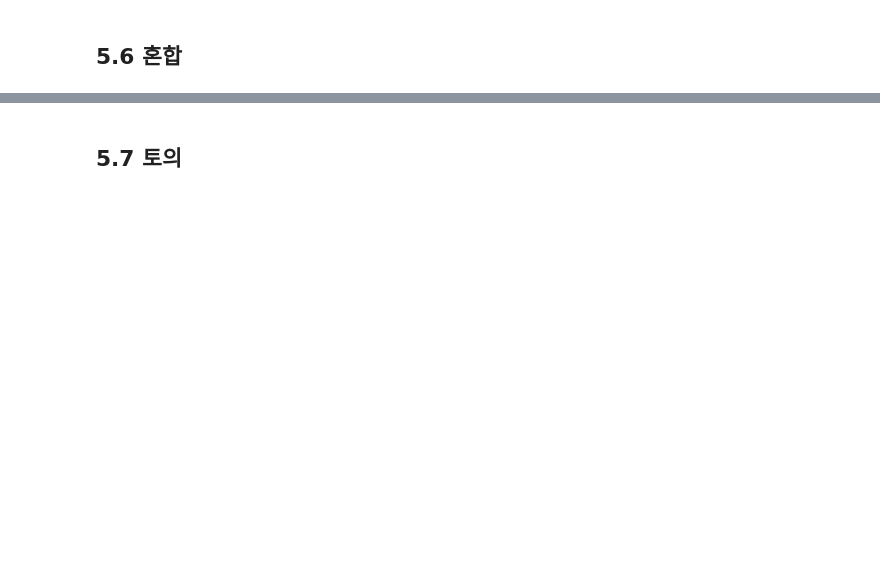
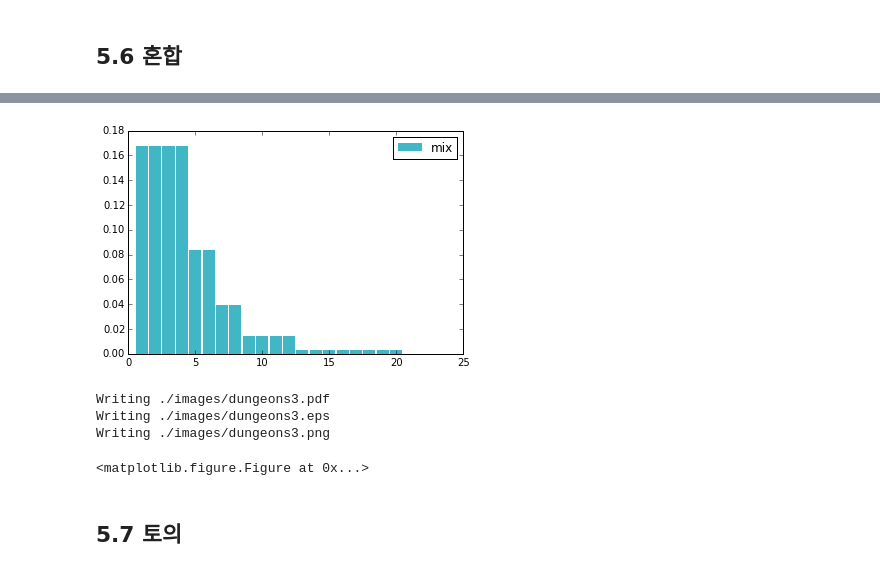
Before and after one commit to jayu108/book_think_bayes, a Jupyter notebook: chapter 5 공산과 가산.ipynb, the cells around one changed output, grey strips where cells are left out. Cells and saved outputs as stored; diff of their text form; code cells hidden in the pictures; blank space fills up the shorter version.

```diff
--- a/chapter 5 공산과 가산.ipynb
+++ b/chapter 5 공산과 가산.ipynb
@@ -76,2 +545,76 @@ $$ o(A|D) = o(A) \frac{p(D|A)}{p(D|B)} $$
+# %%
+import random
+import matplotlib.pyplot as pyplot
+
+from src import thinkbayes
+from src import thinkplot
+
+FORMATS = ['pdf', 'eps', 'png']
+
+
+class Die(thinkbayes.Pmf):
+    """Represents the PMF of outcomes for a die."""
+
+    def __init__(self, sides, name=''):
+        """Initializes the die.
+
+        sides: int number of sides
+        name: string
+        """
+        thinkbayes.Pmf.__init__(self, name=name)
+        for x in xrange(1, sides+1):
+            self.Set(x, 1)
+        self.Normalize()
+
+
+def PmfMax(pmf1, pmf2):
+    """Computes the distribution of the max of values drawn from two Pmfs.
+
+    pmf1, pmf2: Pmf objects
+
+    returns: new Pmf
+    """
+    res = thinkbayes.Pmf()
+    for v1, p1 in pmf1.Items():
+        for v2, p2 in pmf2.Items():
+            res.Incr(max(v1, v2), p1*p2)
+    return res
+
+
+def main():
+    pmf_dice = thinkbayes.Pmf()
+    pmf_dice.Set(Die(4), 5)
+    pmf_dice.Set(Die(6), 4)
+    pmf_dice.Set(Die(8), 3)
+    pmf_dice.Set(Die(12), 2)
+    pmf_dice.Set(Die(20), 1)
+    pmf_dice.Normalize()
+
+    mix = thinkbayes.Pmf()
+    for die, weight in pmf_dice.Items():
+        for outcome, prob in die.Items():
+            mix.Incr(outcome, weight*prob)
+
+    mix = thinkbayes.MakeMixture(pmf_dice)
+
+    colors = thinkplot.Brewer.Colors()
+    thinkplot.Hist(mix, width=0.9, color=colors[4])
+
+    thinkplot.Show()  # image view
+
+    thinkplot.Save(root='./images/dungeons3',
+                xlabel='Outcome',
+                ylabel='Probability',
+                formats=FORMATS)
+
+
+if __name__ == '__main__':
+    main()
+# %% [output]
+[figure, added]
+Writing ./images/dungeons3.pdf
+Writing ./images/dungeons3.eps
+Writing ./images/dungeons3.png
+<matplotlib.figure.Figure at 0x...>
 # %% [markdown]
 ## 5.7 토의
```
Also changed, not shown: parts of 31 cells of this notebook, 10 other files.
